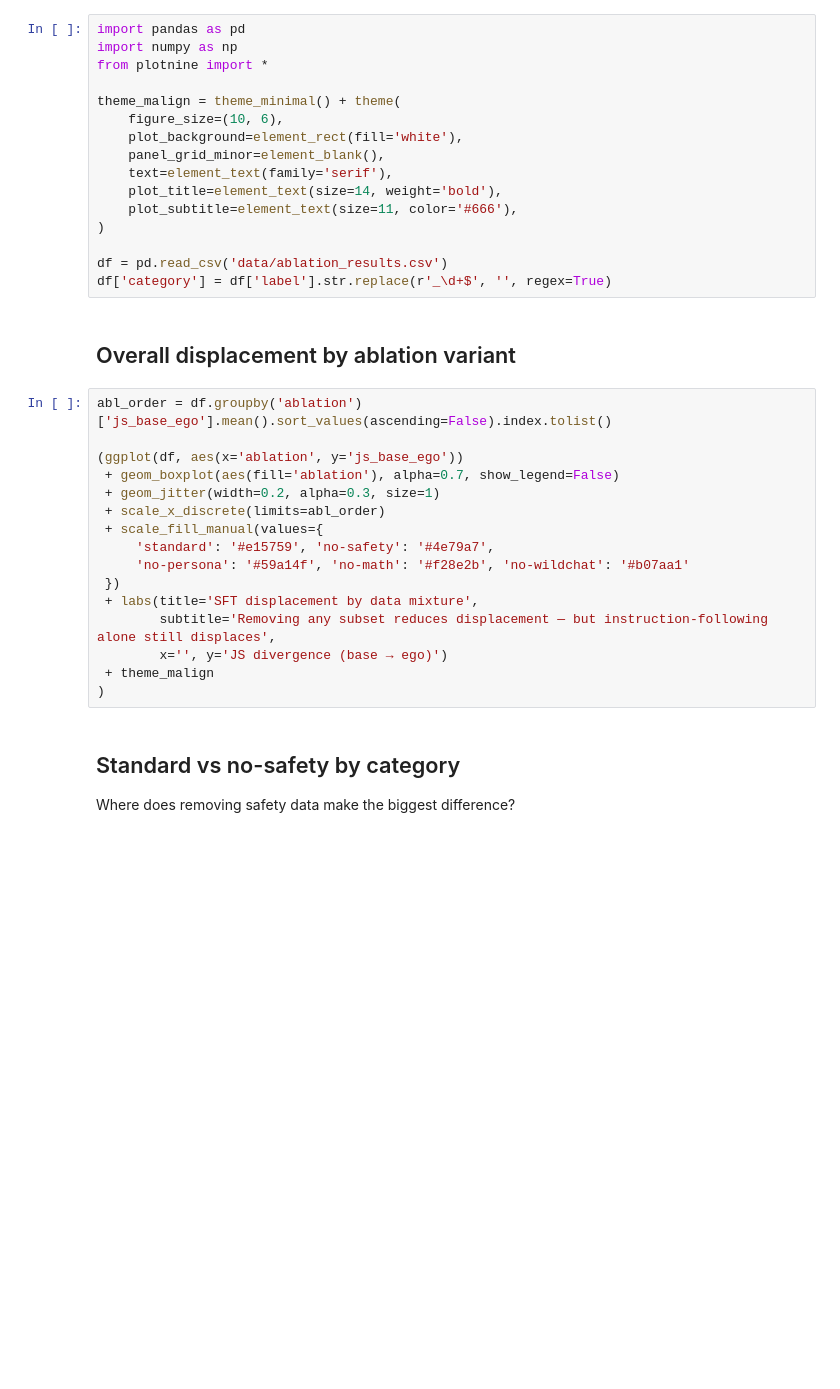
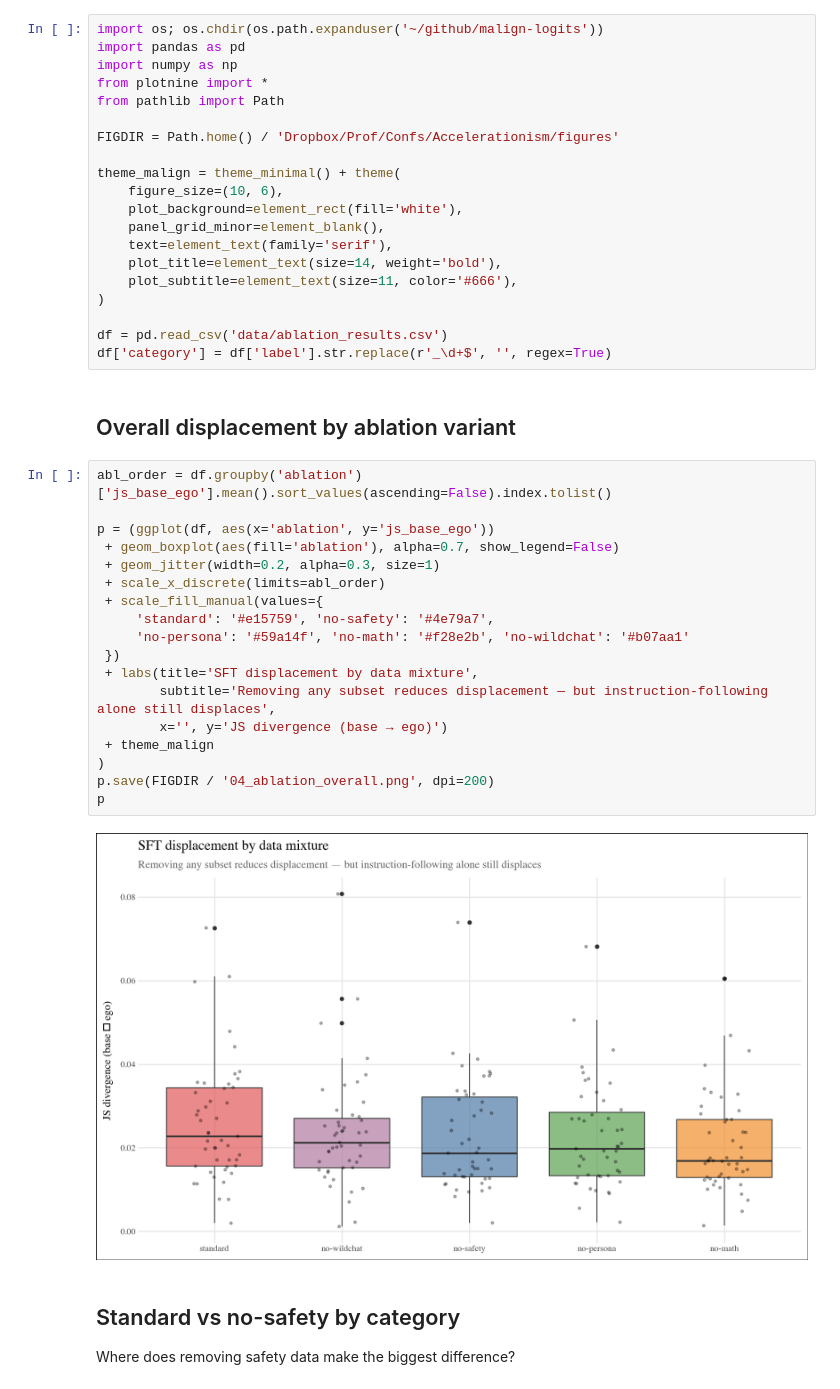
Before and after one commit to quadrismegistus/malign-logits, a Jupyter notebook: notebooks/04_ablation.ipynb, the cells around one changed output. Saved outputs shown, nothing was run; the diff lists cells and outputs as text; blank space fills up the shorter version.

```diff
--- a/notebooks/04_ablation.ipynb
+++ b/notebooks/04_ablation.ipynb
@@ -3,9 +3,13 @@
 
 Allen AI releases Tulu SFT checkpoints trained without specific data subsets. Same base, same architecture, different SFT data mixtures. Isolates the contribution of safety data to ego-stage displacement.
 # %%
+import os; os.chdir(os.path.expanduser('~/github/malign-logits'))
 import pandas as pd
 import numpy as np
 from plotnine import *
+from pathlib import Path
+
+FIGDIR = Path.home() / 'Dropbox/Prof/Confs/Accelerationism/figures'
 
 theme_malign = theme_minimal() + theme(
     figure_size=(10, 6),
@@ -23,19 +27,23 @@ df['category'] = df['label'].str.replace(r'_\d+$', '', regex=True)
 # %%
 abl_order = df.groupby('ablation')['js_base_ego'].mean().sort_values(ascending=False).index.tolist()
 
-(ggplot(df, aes(x='ablation', y='js_base_ego'))
+p = (ggplot(df, aes(x='ablation', y='js_base_ego'))
  + geom_boxplot(aes(fill='ablation'), alpha=0.7, show_legend=False)
  + geom_jitter(width=0.2, alpha=0.3, size=1)
  + scale_x_discrete(limits=abl_order)
  + scale_fill_manual(values={
      'standard': '#e15759', 'no-safety': '#4e79a7',
      'no-persona': '#59a14f', 'no-math': '#f28e2b', 'no-wildchat': '#b07aa1'
  })
  + labs(title='SFT displacement by data mixture',
         subtitle='Removing any subset reduces displacement — but instruction-following alone still displaces',
         x='', y='JS divergence (base → ego)')
  + theme_malign
 )
+p.save(FIGDIR / '04_ablation_overall.png', dpi=200)
+p
+# %% [output]
+[figure, added]
 # %% [markdown]
 ## Standard vs no-safety by category
 
```
Also changed, not shown: parts of 1 cell of this notebook, 5 other files.
